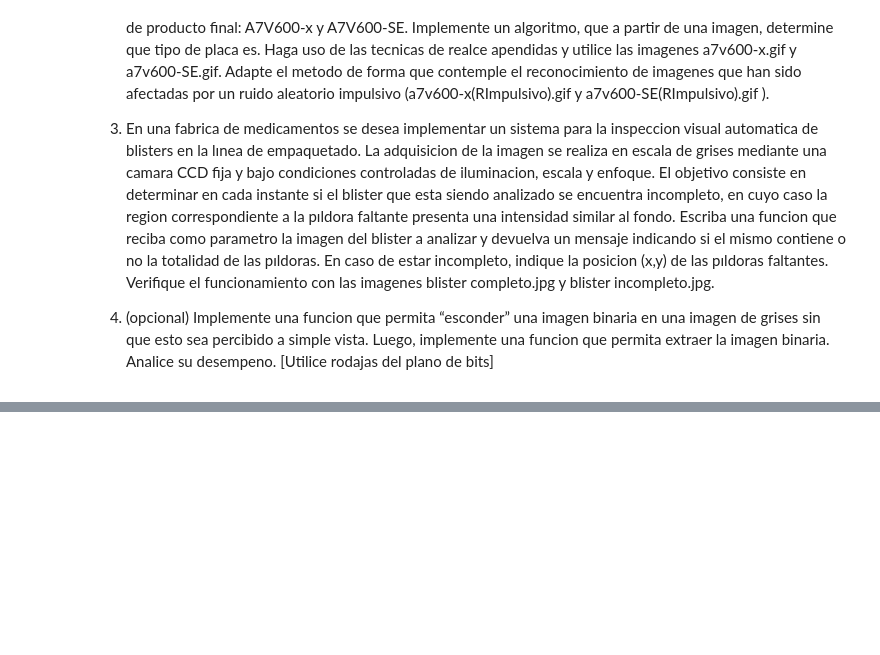
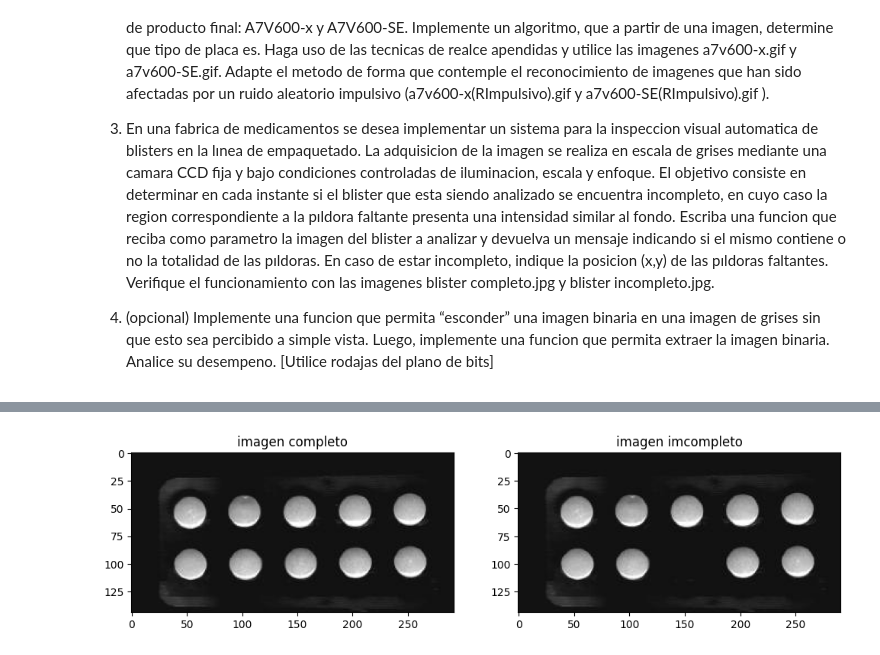
Before and after one commit to aguusandy/pdi-2024, a Jupyter notebook: Unidad2a_PDI.ipynb, the cells around one changed output, grey strips where cells are left out. Drawn from its saved outputs; the diff is of its cells as text; code cells hidden in the pictures; blank space fills up the shorter version.

```diff
--- a/Unidad2a_PDI.ipynb
+++ b/Unidad2a_PDI.ipynb
@@ -232,0 +385,14 @@ desempeno. [Utilice rodajas del plano de bits]
+# %%
+# EJERCICIO 4.3
+blister_completo = cv2.imread('blister_completo.jpg',cv2.IMREAD_GRAYSCALE)
+blister_incompleto = cv2.imread('blister_incompleto.jpg',cv2.IMREAD_GRAYSCALE)
+
+fig,ax = plt.subplots(nrows=1,ncols=2,figsize=(12,12))
+
+ax[0].imshow(blister_completo,cmap='gray')
+ax[0].set_title('imagen completo')
+ax[1].imshow(blister_incompleto,cmap='gray')
+ax[1].set_title('imagen imcompleto')
+plt.show()
+# %% [output]
+[figure, added]
```
Also changed, not shown: parts of 21 cells of this notebook.
